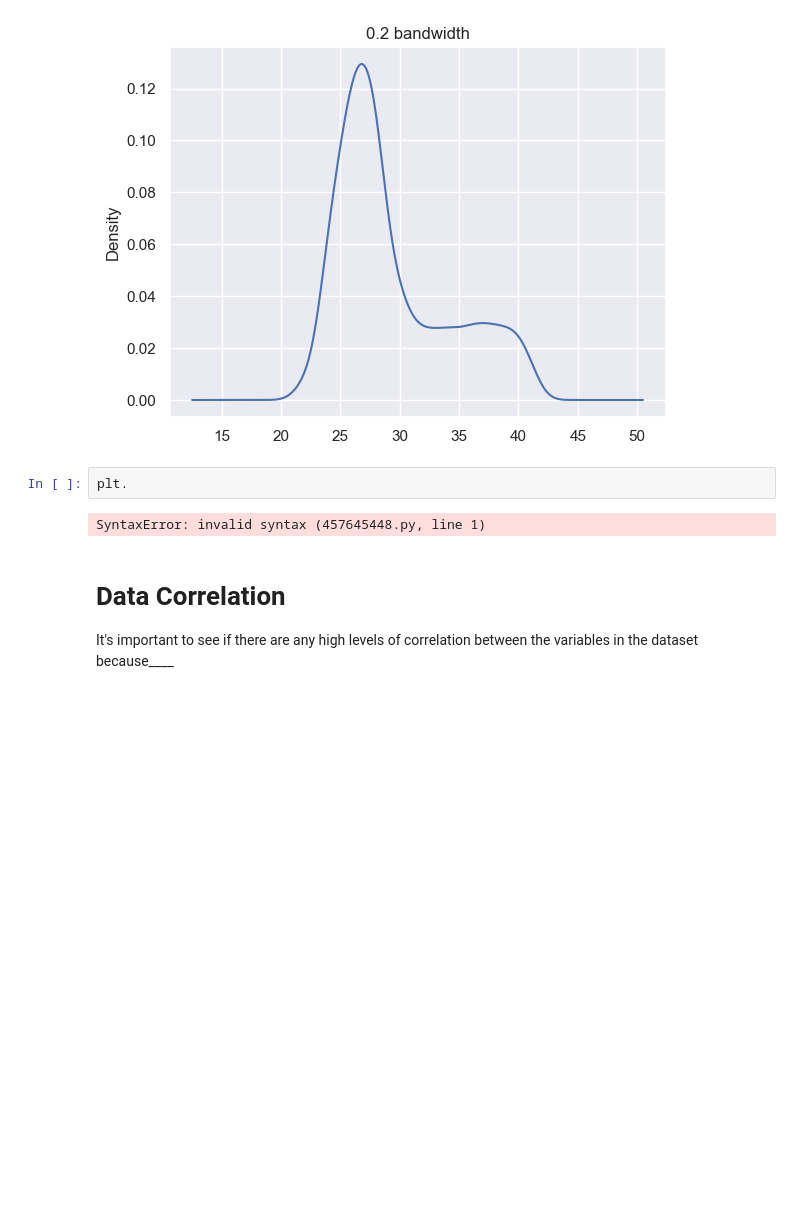
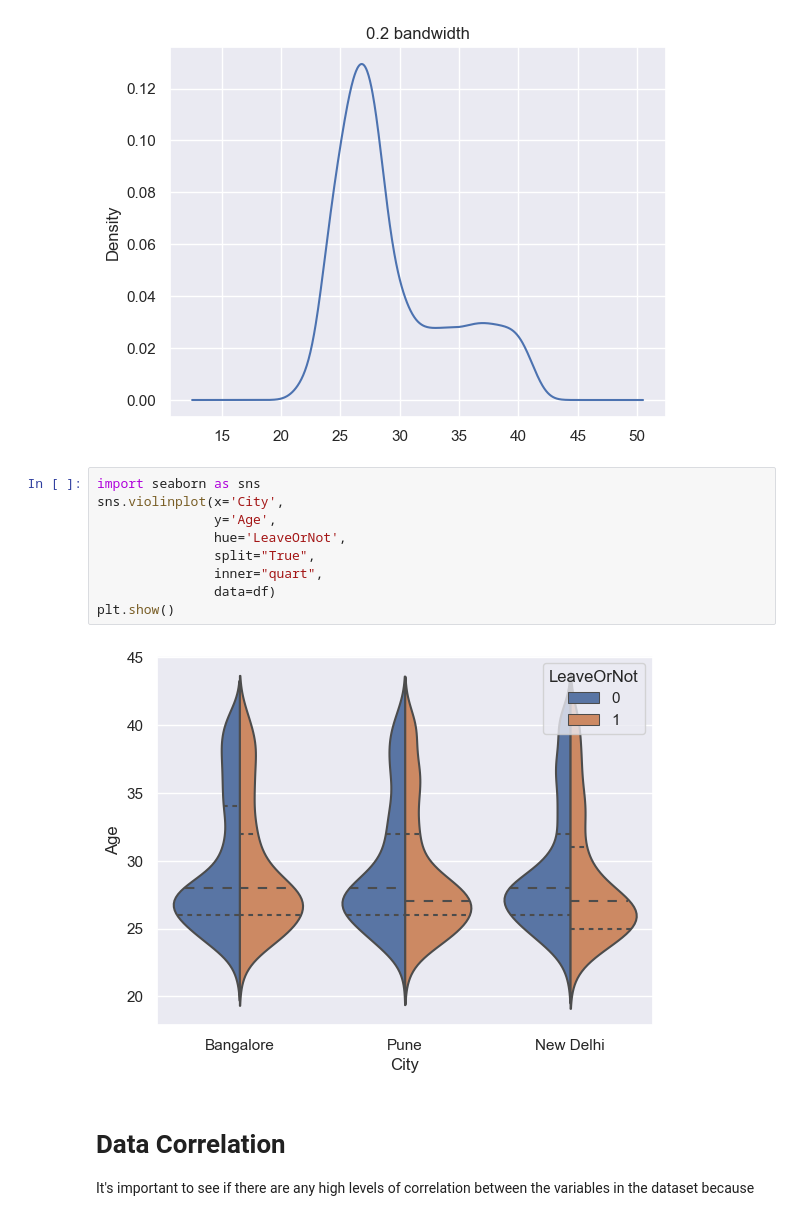
Before and after one commit to QuinnMatthews/MLinPyNotebooks, a Jupyter notebook: LabOne.ipynb, the cells around one changed output. Cells and saved outputs as stored; diff of their text form; blank space fills up the shorter version.

```diff
--- a/LabOne.ipynb
+++ b/LabOne.ipynb
@@ -117,11 +122,18 @@ plt.title('0.2 bandwidth')
 plt.show()
 # %% [output]
 [figure]
-# %%
-plt.
-# %% [output]
-SyntaxError: invalid syntax (457645448.py, line 1)
+# %%
+import seaborn as sns
+sns.violinplot(x='City',
+               y='Age',
+               hue='LeaveOrNot',
+               split="True",
+               inner="quart",
+               data=df)
+plt.show()
+# %% [output]
+[figure, added]
 # %% [markdown]
 # Data Correlation
-It's important to see if there are any high levels of correlation between the variables in the dataset because____
+It's important to see if there are any high levels of correlation between the variables in the dataset because
 # %%
```
Also changed, not shown: parts of 6 cells of this notebook.
